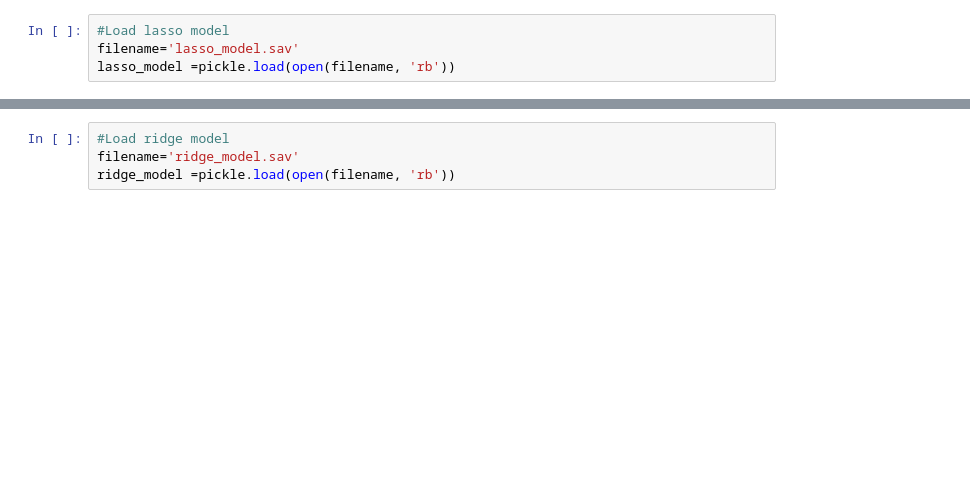
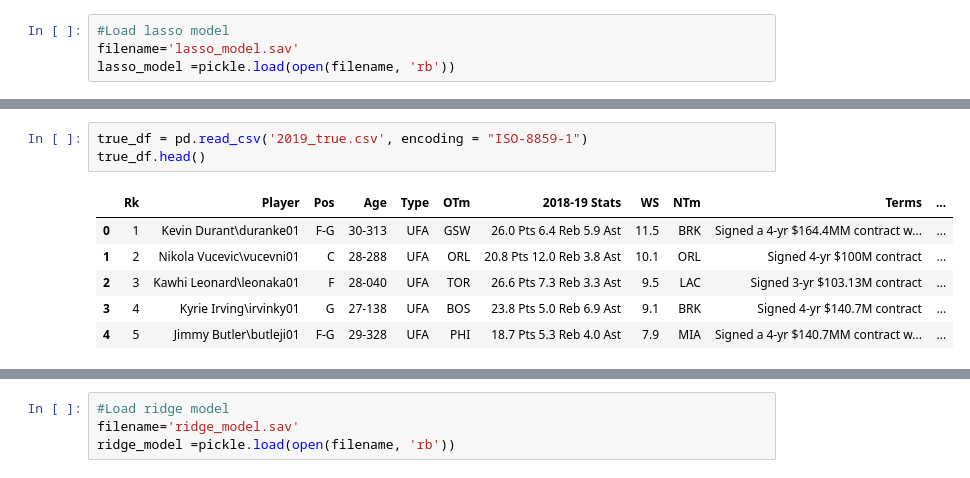
Before and after one commit to jbdave112/nba_salary_prediction, a Jupyter notebook: Predict_2019.ipynb, the cells around one changed output, grey strips where cells are left out. Saved outputs shown, nothing was run; the diff lists cells and outputs as text; blank space fills up the shorter version.

```diff
--- a/Predict_2019.ipynb
+++ b/Predict_2019.ipynb
@@ -29,0 +32,10 @@ player_pred_df.sort_values(by=0, ascending=False).head()
+# %%
+true_df = pd.read_csv('2019_true.csv', encoding = "ISO-8859-1")
+true_df.head()
+# %% [output]
+|  | Rk | Player | Pos | Age | Type | OTm | 2018-19 Stats | WS | NTm | Terms | ... |
+| 0 | 1 | Kevin Durant\duranke01 | F-G | 30-313 | UFA | GSW | 26.0 Pts 6.4 Reb 5.9 Ast | 11.5 | BRK | Signed a 4-yr $164.4MM contract w... | ... |
+| 1 | 2 | Nikola Vucevic\vucevni01 | C | 28-288 | UFA | ORL | 20.8 Pts 12.0 Reb 3.8 Ast | 10.1 | ORL | Signed 4-yr $100M contract | ... |
+| 2 | 3 | Kawhi Leonard\leonaka01 | F | 28-040 | UFA | TOR | 26.6 Pts 7.3 Reb 3.3 Ast | 9.5 | LAC | Signed 3-yr $103.13M contract | ... |
+| 3 | 4 | Kyrie Irving\irvinky01 | G | 27-138 | UFA | BOS | 23.8 Pts 5.0 Reb 6.9 Ast | 9.1 | BRK | Signed 4-yr $140.7M contract | ... |
+| 4 | 5 | Jimmy Butler\butleji01 | F-G | 29-328 | UFA | PHI | 18.7 Pts 5.3 Reb 4.0 Ast | 7.9 | MIA | Signed a 4-yr $140.7MM contract w... | ... |
```
Also changed, not shown: parts of 13 cells of this notebook, 12 other files.
